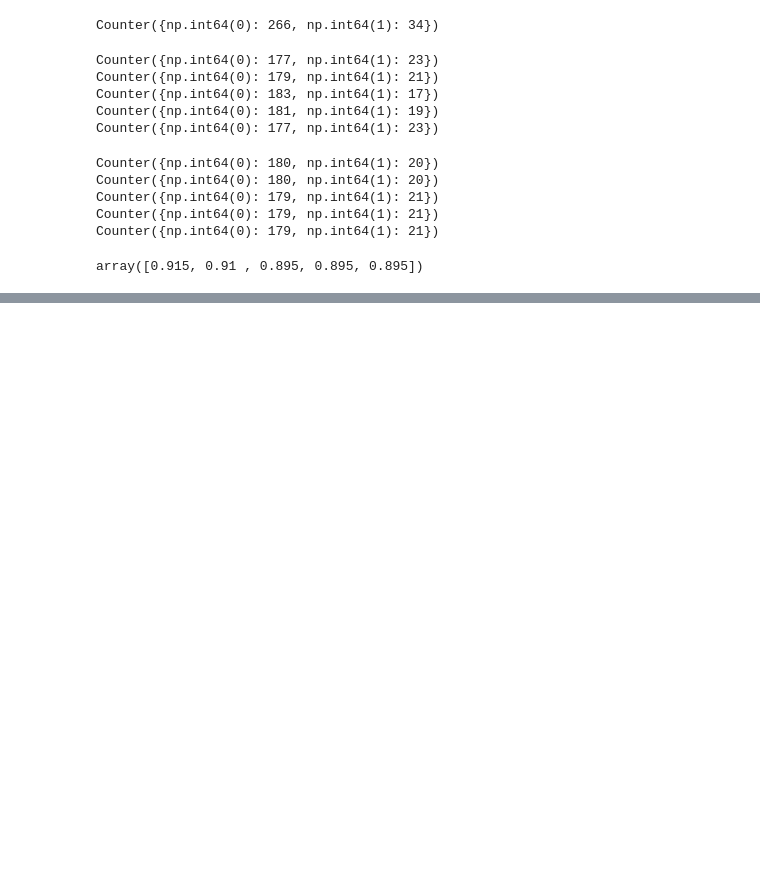
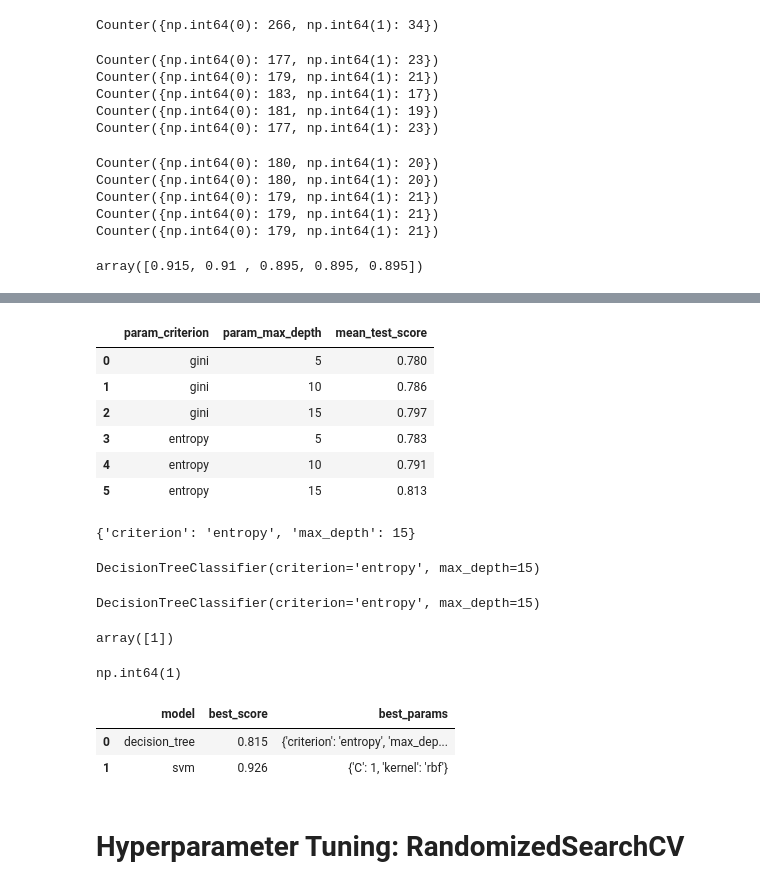
Before and after one commit to ThirumaleshV/AIE, a Jupyter notebook: ML/_4_Model_Evaluation&Fine_Tuning.ipynb, the cells around one changed output, grey strips where cells are left out. Drawn from its saved outputs; the diff is of its cells as text; code cells hidden in the pictures; blank space fills up the shorter version.

```diff
--- a/ML/_4_Model_Evaluation&Fine_Tuning.ipynb
+++ b/ML/_4_Model_Evaluation&Fine_Tuning.ipynb
@@ -629,0 +839,32 @@ array([0.915, 0.91 , 0.895, 0.895, 0.895])
+# %%
+df[["param_criterion", "param_max_depth", "mean_test_score"]]
+# %% [output]
+|  | param_criterion | param_max_depth | mean_test_score |
+| 0 | gini | 5 | 0.780 |
+| 1 | gini | 10 | 0.786 |
+| 2 | gini | 15 | 0.797 |
+| 3 | entropy | 5 | 0.783 |
+| 4 | entropy | 10 | 0.791 |
+| 5 | entropy | 15 | 0.813 |
+# %%
+clf.best_params_ # best entropy
+# %% [output]
+{'criterion': 'entropy', 'max_depth': 15}
+# %%
+clf.best_estimator_
+# %% [output]
+DecisionTreeClassifier(criterion='entropy', max_depth=15)
+# %%
+model = clf.best_estimator_
+model
+# %% [output]
+DecisionTreeClassifier(criterion='entropy', max_depth=15)
+# %%
+p=X[0]
+model.predict([p])
+# %% [output]
+array([1])
+# %%
+y[0]
+# %% [output]
+np.int64(1)
@@ -629,0 +902,8 @@ array([0.915, 0.91 , 0.895, 0.895, 0.895])
+# %%
+pd.DataFrame(scores)
+# %% [output]
+|  | model | best_score | best_params |
+| 0 | decision_tree | 0.815 | {'criterion': 'entropy', 'max_dep... |
+| 1 | svm | 0.926 | {'C': 1, 'kernel': 'rbf'} |
+# %% [markdown]
+# Hyperparameter Tuning: RandomizedSearchCV
```
Also changed, not shown: parts of 19 cells of this notebook.
